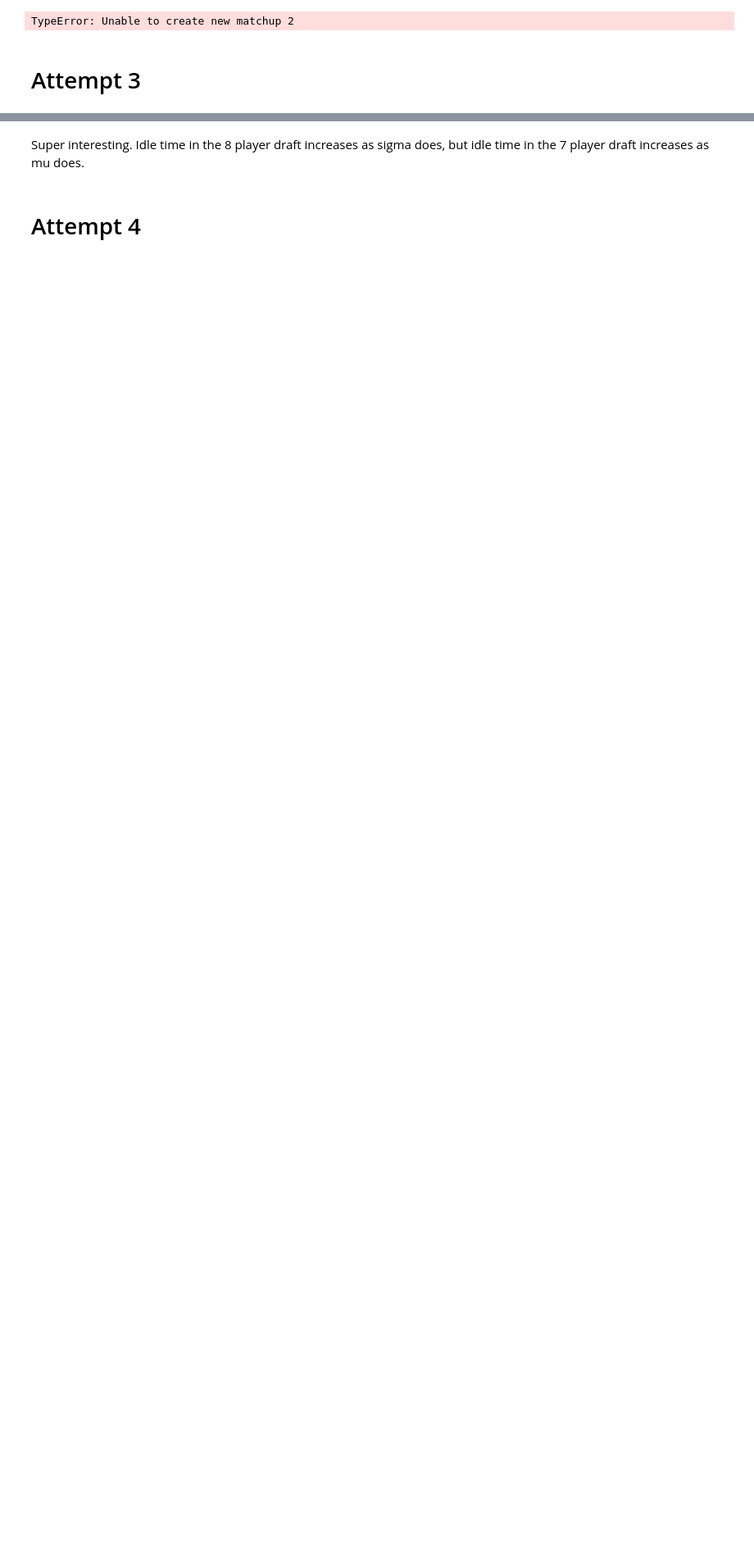
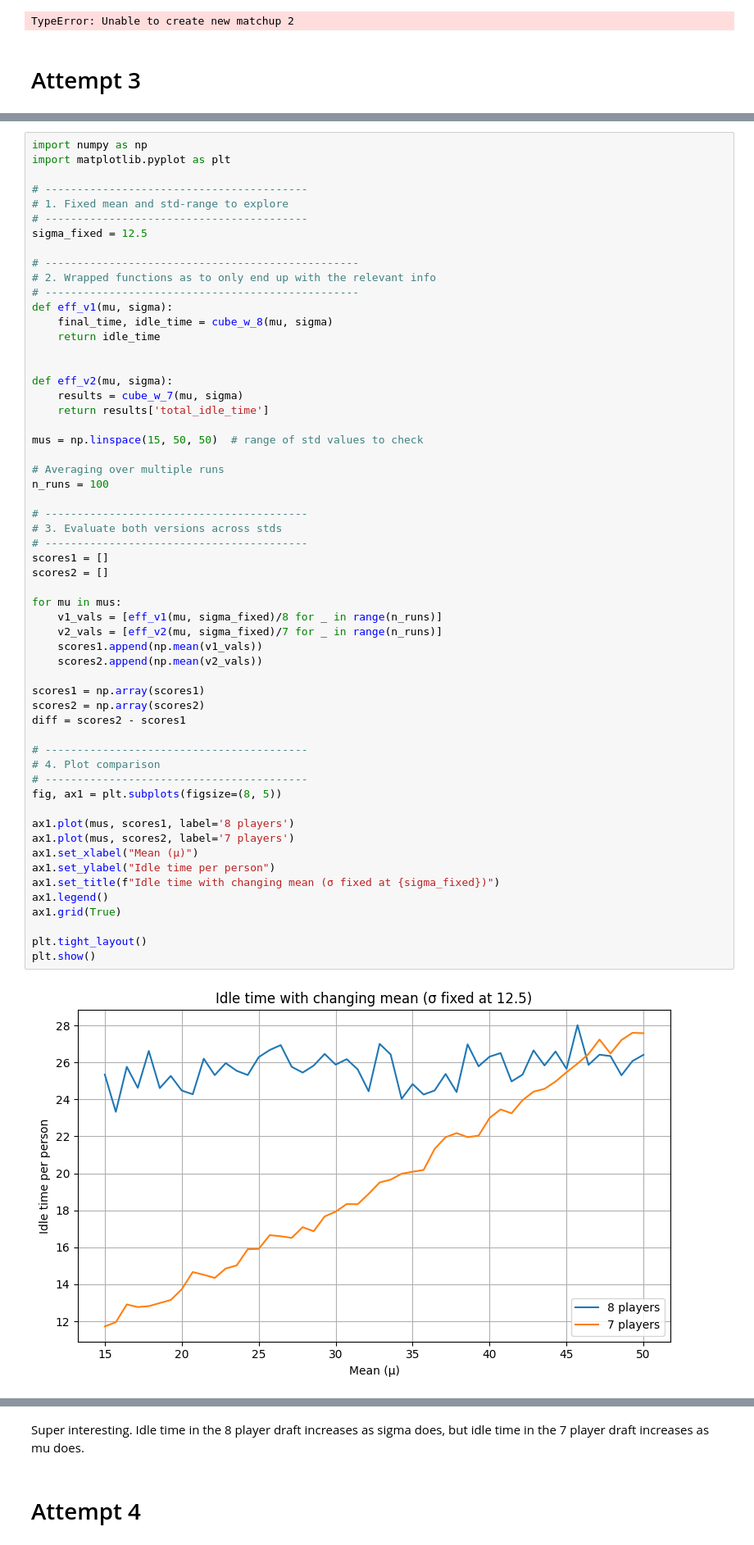
Before and after one commit to BenGillen1998/cube_stats, a Jupyter notebook: cube_wait_times.ipynb, the cells around one changed output, grey strips where cells are left out. Shown at 82% size. Drawn from its saved outputs; the diff is of its cells as text; blank space fills up the shorter version.

```diff
--- a/cube_wait_times.ipynb
+++ b/cube_wait_times.ipynb
@@ -741,3 +734,62 @@ plt.show()
+# %%
+import numpy as np
+import matplotlib.pyplot as plt
+
+# -----------------------------------------
+# 1. Fixed mean and std-range to explore
+# -----------------------------------------
+sigma_fixed = 12.5
+
+# -------------------------------------------------
+# 2. Wrapped functions as to only end up with the relevant info
+# -------------------------------------------------
+def eff_v1(mu, sigma):
+    final_time, idle_time = cube_w_8(mu, sigma)
+    return idle_time
+
+
+def eff_v2(mu, sigma):
+    results = cube_w_7(mu, sigma)
+    return results['total_idle_time']
+
+mus = np.linspace(15, 50, 50)  # range of std values to check
+
+# Averaging over multiple runs
+n_runs = 100
+
+# -----------------------------------------
+# 3. Evaluate both versions across stds
+# -----------------------------------------
+scores1 = []
+scores2 = []
+
+for mu in mus:
+    v1_vals = [eff_v1(mu, sigma_fixed)/8 for _ in range(n_runs)]
+    v2_vals = [eff_v2(mu, sigma_fixed)/7 for _ in range(n_runs)]
+    scores1.append(np.mean(v1_vals))
+    scores2.append(np.mean(v2_vals))
+
+scores1 = np.array(scores1)
+scores2 = np.array(scores2)
+diff = scores2 - scores1
+
+# -----------------------------------------
+# 4. Plot comparison
+# -----------------------------------------
+fig, ax1 = plt.subplots(figsize=(8, 5))
+
+ax1.plot(mus, scores1, label='8 players')
+ax1.plot(mus, scores2, label='7 players')
+ax1.set_xlabel("Mean (μ)")
+ax1.set_ylabel("Idle time per person")
+ax1.set_title(f"Idle time with changing mean (σ fixed at {sigma_fixed})")
+ax1.legend()
+ax1.grid(True)
+
+plt.tight_layout()
+plt.show()
+# %% [output]
+[figure, added]
 # %%
 import numpy as np
 import matplotlib.pyplot as plt
```
Also changed, not shown: parts of 4 cells of this notebook, 2 other files.
